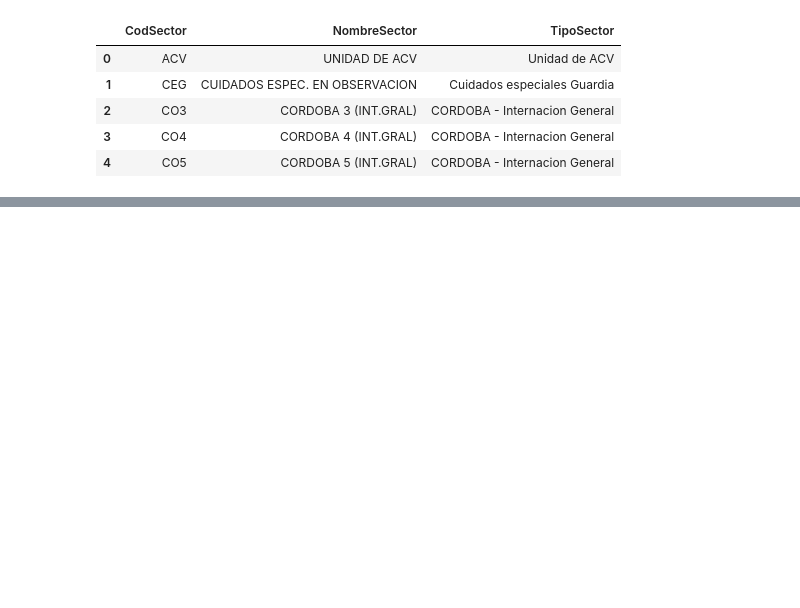
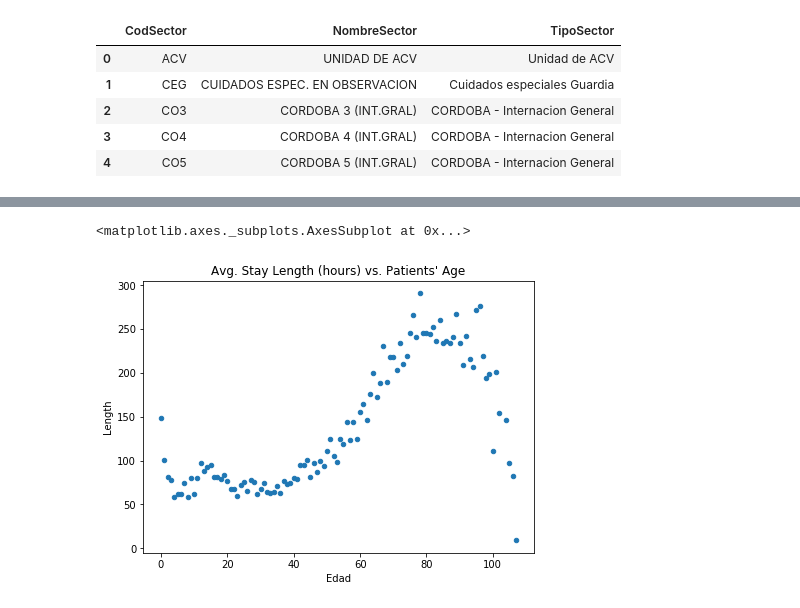
Before and after one commit to josedallavia/A-Machine-Learning-Approach-for-Optimization-of-Hospital-Bed-Utilization, a Jupyter notebook: Exploratory.ipynb, the cells around one changed output, grey strips where cells are left out. Cells and saved outputs as stored; diff of their text form; code cells hidden in the pictures; blank space fills up the shorter version.

```diff
--- a/Exploratory.ipynb
+++ b/Exploratory.ipynb
@@ -185,9 +323,0 @@ internaciones.head()
-# %%
-internaciones['Adm_datime'] = pd.to_datetime(internaciones['Fec Adm'].map(str) +" "+ internaciones['Hora Adm'])
-internaciones['Alta_datime'] = pd.to_datetime(internaciones['Fec Alta'].map(str) +" "+ internaciones['Hora Alta'])
-# %%
-#internaciones['Adm_timestamp'] =
-internaciones['Adm_timestamp'] = internaciones['Adm_datime'].astype('int64') // 10**9
-internaciones['Alta_timestamp'] = internaciones['Alta_datime'].astype('int64') // 10**9
-# %%
-internaciones['Length'] = (internaciones['Alta_datime']-internaciones['Adm_datime']).astype('timedelta64[h]')
@@ -406,0 +359,6 @@ memory usage: 729.9+ MB
+# %%
+internaciones.groupby(['Edad'], as_index=False).mean().plot.scatter(x='Edad', y='Length', figsize=(7,5), title=
+                                                                    'Avg. Stay Length (hours) vs. Patients\' Age' )
+# %% [output]
+<matplotlib.axes._subplots.AxesSubplot at 0x...>
+[figure, added]
```
Also changed, not shown: parts of 194 cells of this notebook.
